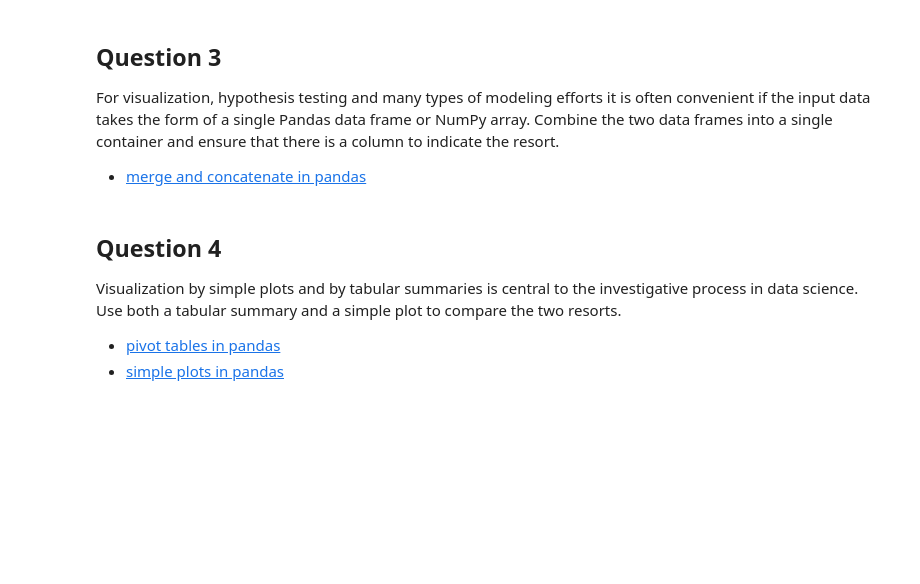
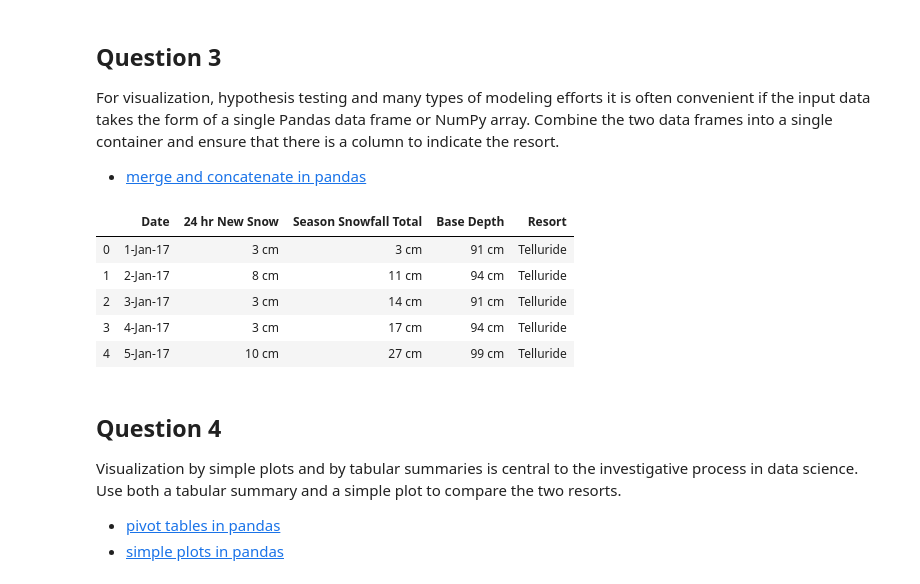
Before and after one commit to nhendersonk12/Day-1-Galvanize, a Jupyter notebook: assignment/assignment-process-models.ipynb, the cells around one changed output. Saved outputs shown, nothing was run; the diff lists cells and outputs as text; code cells hidden in the pictures; blank space fills up the shorter version.

```diff
--- a/assignment/assignment-process-models.ipynb
+++ b/assignment/assignment-process-models.ipynb
@@ -46,3 +60,16 @@ For visualization, hypothesis testing and many types of modeling efforts it is o
+# %%
+## your code here
+telluride["Resort"] = "Telluride"
+snowbird["Resort"] = "Snowbird"
+resorts = telluride.append(snowbird)
+resorts.head()
+# %% [output]
+|  | Date | 24 hr New Snow | Season Snowfall Total | Base Depth | Resort |
+| 0 | 1-Jan-17 | 3 cm | 3 cm | 91 cm | Telluride |
+| 1 | 2-Jan-17 | 8 cm | 11 cm | 94 cm | Telluride |
+| 2 | 3-Jan-17 | 3 cm | 14 cm | 91 cm | Telluride |
+| 3 | 4-Jan-17 | 3 cm | 17 cm | 94 cm | Telluride |
+| 4 | 5-Jan-17 | 10 cm | 27 cm | 99 cm | Telluride |
 # %% [markdown]
 ## Question 4
 
```
Also changed, not shown: parts of 13 cells of this notebook.
